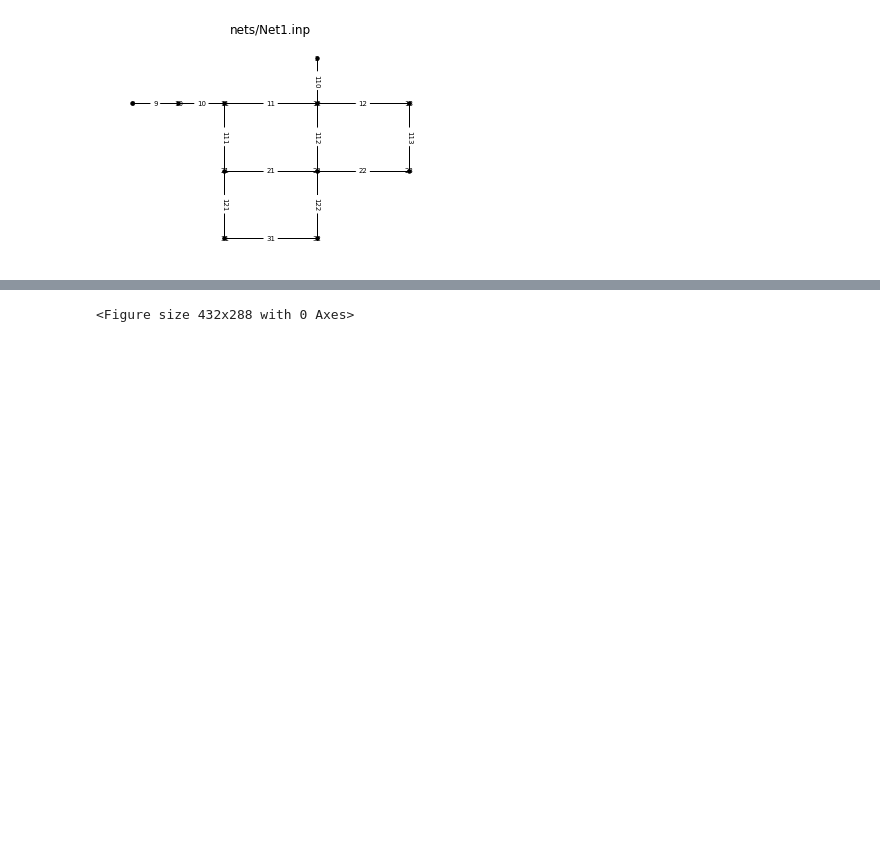
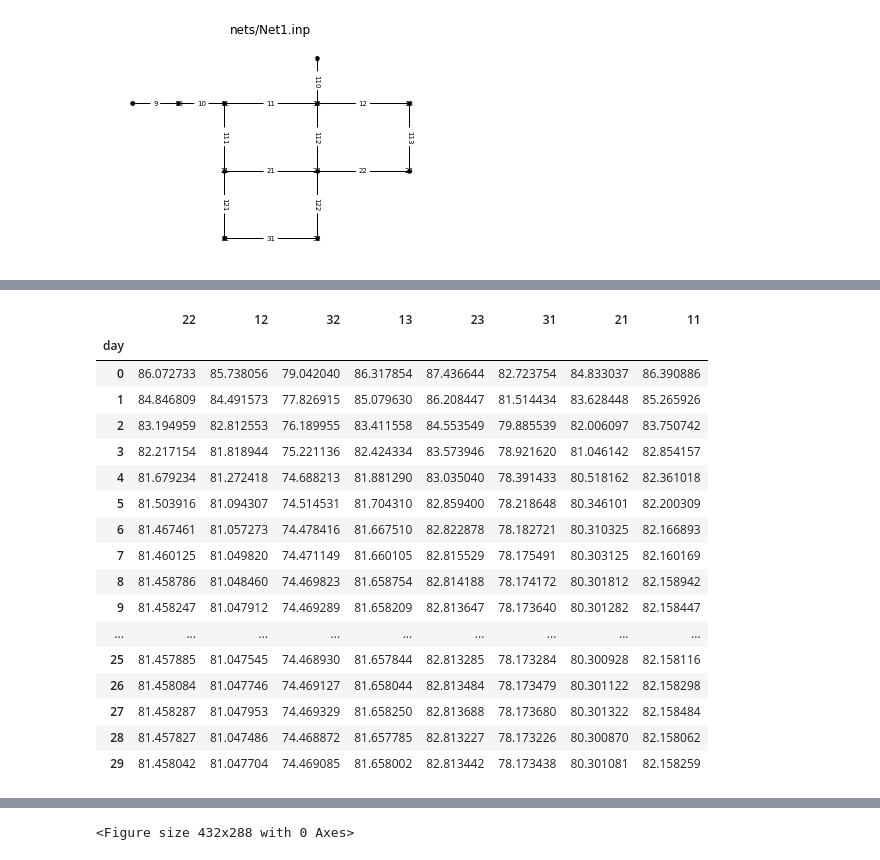
Before and after one commit to JulianBvW/BA-WDN-Leakage-Detection, a Jupyter notebook: LeakageDetection.ipynb, the cells around one changed output, grey strips where cells are left out. Saved outputs shown, nothing was run; the diff lists cells and outputs as text; code cells hidden in the pictures; blank space fills up the shorter version.

```diff
--- a/LeakageDetection.ipynb
+++ b/LeakageDetection.ipynb
@@ -52,0 +83,22 @@ p
+# %%
+atH = data.get_days_at_hour(5)
+atH
+# %% [output]
+|  | 22 | 12 | 32 | 13 | 23 | 31 | 21 | 11 |
+| day |  |  |  |  |  |  |  |  |
+| 0 | 86.072733 | 85.738056 | 79.042040 | 86.317854 | 87.436644 | 82.723754 | 84.833037 | 86.390886 |
+| 1 | 84.846809 | 84.491573 | 77.826915 | 85.079630 | 86.208447 | 81.514434 | 83.628448 | 85.265926 |
+| 2 | 83.194959 | 82.812553 | 76.189955 | 83.411558 | 84.553549 | 79.885539 | 82.006097 | 83.750742 |
+| 3 | 82.217154 | 81.818944 | 75.221136 | 82.424334 | 83.573946 | 78.921620 | 81.046142 | 82.854157 |
+| 4 | 81.679234 | 81.272418 | 74.688213 | 81.881290 | 83.035040 | 78.391433 | 80.518162 | 82.361018 |
+| 5 | 81.503916 | 81.094307 | 74.514531 | 81.704310 | 82.859400 | 78.218648 | 80.346101 | 82.200309 |
+| 6 | 81.467461 | 81.057273 | 74.478416 | 81.667510 | 82.822878 | 78.182721 | 80.310325 | 82.166893 |
+| 7 | 81.460125 | 81.049820 | 74.471149 | 81.660105 | 82.815529 | 78.175491 | 80.303125 | 82.160169 |
+| 8 | 81.458786 | 81.048460 | 74.469823 | 81.658754 | 82.814188 | 78.174172 | 80.301812 | 82.158942 |
+| 9 | 81.458247 | 81.047912 | 74.469289 | 81.658209 | 82.813647 | 78.173640 | 80.301282 | 82.158447 |
+| ... | ... | ... | ... | ... | ... | ... | ... | ... |
+| 25 | 81.457885 | 81.047545 | 74.468930 | 81.657844 | 82.813285 | 78.173284 | 80.300928 | 82.158116 |
+| 26 | 81.458084 | 81.047746 | 74.469127 | 81.658044 | 82.813484 | 78.173479 | 80.301122 | 82.158298 |
+| 27 | 81.458287 | 81.047953 | 74.469329 | 81.658250 | 82.813688 | 78.173680 | 80.301322 | 82.158484 |
+| 28 | 81.457827 | 81.047486 | 74.468872 | 81.657785 | 82.813227 | 78.173226 | 80.300870 | 82.158062 |
+| 29 | 81.458042 | 81.047704 | 74.469085 | 81.658002 | 82.813442 | 78.173438 | 80.301081 | 82.158259 |
```
Also changed, not shown: parts of 5 cells of this notebook, 1 other file.
